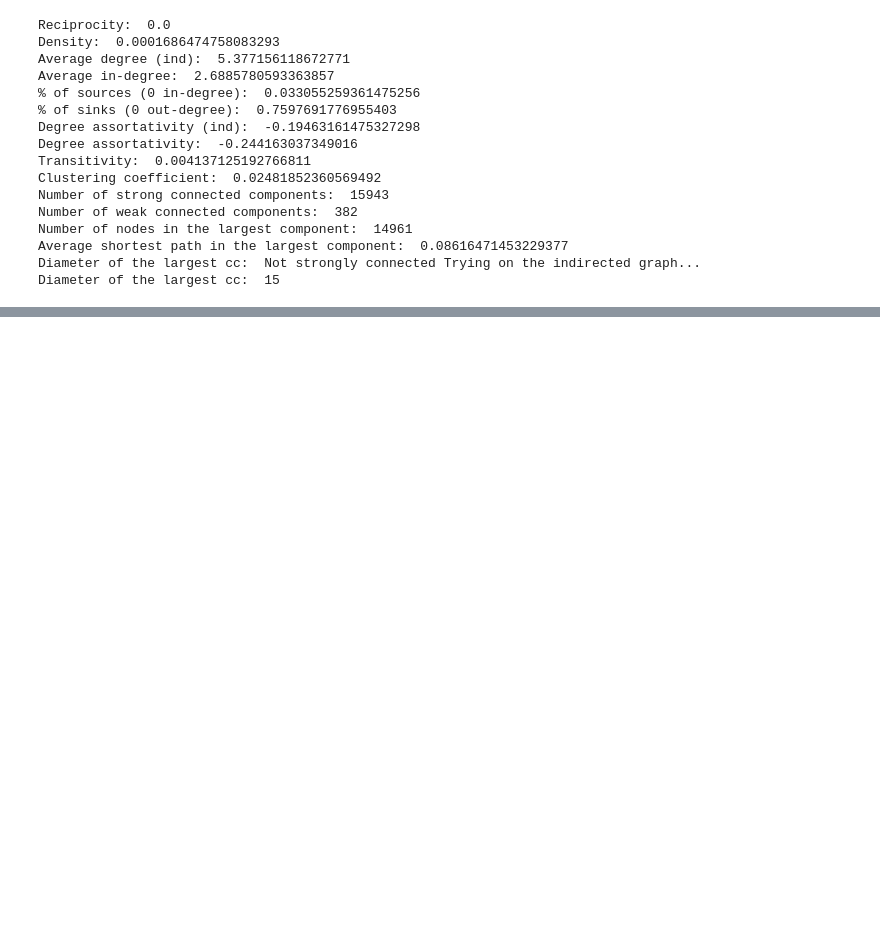
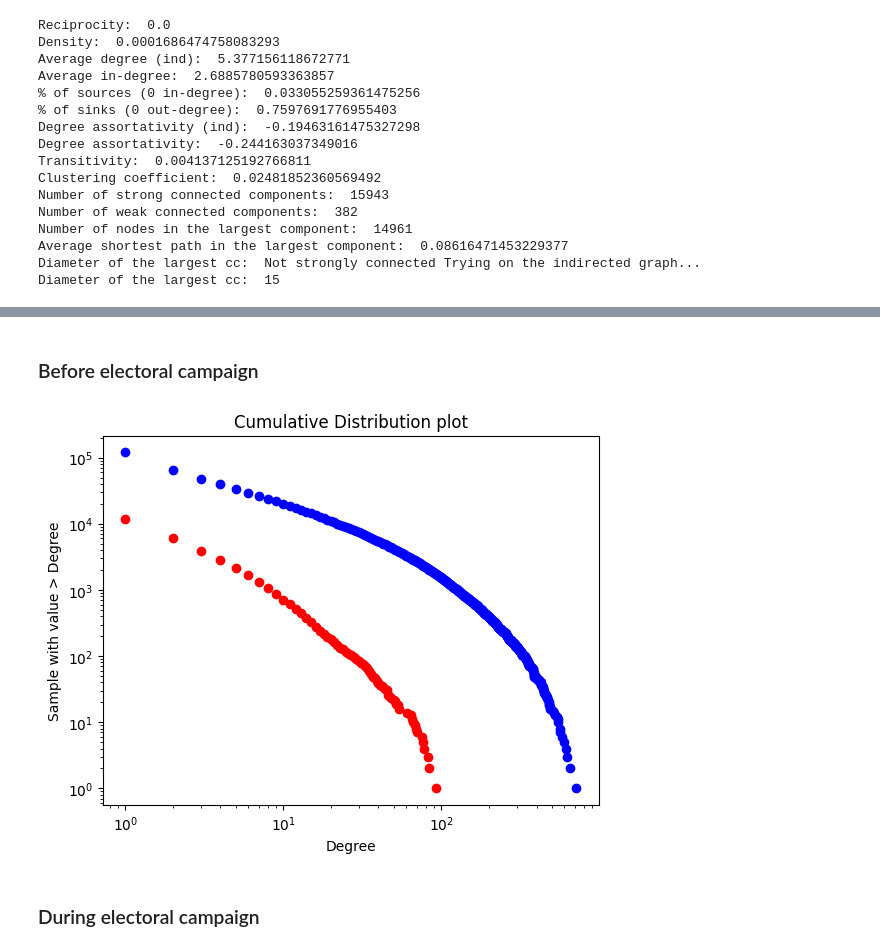
Before and after one commit to ariannap13/hidden-swing-voters, a Jupyter notebook: src/SNAM/network_creation/network_stats.ipynb, the cells around one changed output, grey strips where cells are left out. Saved outputs shown, nothing was run; the diff lists cells and outputs as text; code cells hidden in the pictures; blank space fills up the shorter version.

Commit message:
ccdf in-degree

```diff
--- a/src/SNAM/network_creation/network_stats.ipynb
+++ b/src/SNAM/network_creation/network_stats.ipynb
@@ -415,0 +422,12 @@ Diameter of the largest cc:  15
+# %%
+def eval_ccdf(graph):
+    degree_sequence = sorted([d for _, d in graph.in_degree()], reverse=True)  # degree sequence
+    degreeCount = collections.Counter(degree_sequence)
+    deg, cnt = zip(*degreeCount.items())
+    cs = np.cumsum(cnt)
+    return deg, cs
+# %% [markdown]
+### Before electoral campaign
+# %%
+deg_before, cs_before = eval_ccdf(before_graph)
+deg_before_backbone, cs_before_backbone = eval_ccdf(before_graph_backbone)
@@ -415,0 +438,11 @@ Diameter of the largest cc:  15
+# %%
+plt.loglog(deg_before, cs_before, 'bo')
+plt.loglog(deg_before_backbone, cs_before_backbone, 'ro')
+plt.title("Cumulative Distribution plot")
+plt.ylabel("Sample with value > Degree")
+plt.xlabel("Degree")
+plt.show()
+# %% [output]
+[figure, added]
+# %% [markdown]
+### During electoral campaign
```
Also changed, not shown: parts of 12 cells of this notebook.
